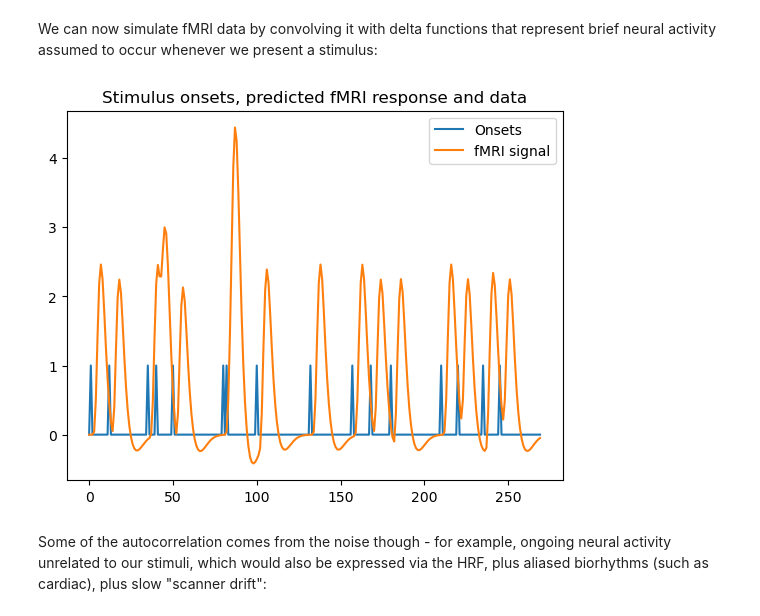
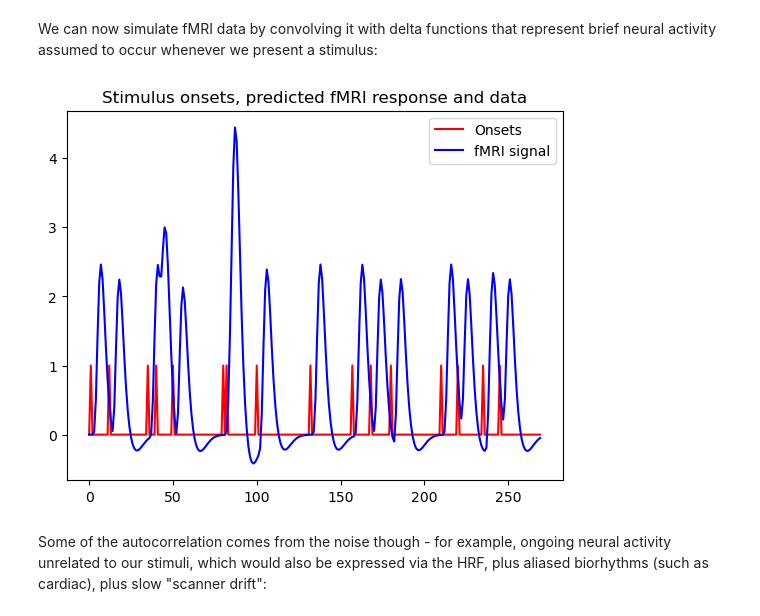
Before and after one commit to MRC-CBU/COGNESTIC, a Jupyter notebook: 02_Statistics/cognestic_stats_python.ipynb, the cells around one changed output. Drawn from its saved outputs; the diff is of its cells as text; code cells hidden in the pictures.

```diff
--- a/02_Statistics/cognestic_stats_python.ipynb
+++ b/02_Statistics/cognestic_stats_python.ipynb
@@ -1632,9 +1679,11 @@ plt.figure(); plt.imshow(X, cmap='gray');
 plt.title('Second-order polynomial expansion'); plt.xticks([]);
 
 T,F,df,p,B,R2,r = glm(y, X, np.array([1, 0, 0]))
-print(f'0th-order (intercept) effect, p={p.item():.3f}')
+print(f'0th-order (intercept) effect, T({int(df[1])})={T.item():.3}, p={p.item():.3}')
 T,F,df,p,B,R2,r = glm(y, X, np.array([0, 1, 0]))
-print(f'1st-order (linear) effect, p={p.item():.3f}')
+print(f'1st-order (linear) effect, T({int(df[1])})={T.item():.3}, p={p.item():.3}')
 T,F,df,p,B,R2,r = glm(y, X, np.array([0, 0, 1]))
-print(f'2nd-order (quadratic) effect, p={p.item():.3f}')
+print(f'2nd-order (quadratic) effect, T({int(df[1])})={T.item():.3}, p={p.item():.3}')
+T,F,df,p,B,R2,r = glm(y, X, np.eye(3))
+print(f'F-test for overall effect, F{int(df[0]), int(df[1])}={F.item():.3}, p={p.item():.3}')
 # %% [output]
@@ -1670,16 +1722,16 @@ We can now simulate fMRI data by convolving it with delta functions that represe
 # %%
 N = 270  # A run of 270 fMRI scans
 # Create some onsets, roughly jittered across run:
 r = [1, 12, 35, 40, 50, 80, 82, 100, 132, 157, 168, 180, 210, 220, 235, 245]
 ons = np.zeros(N)
 ons[r] = 1
 
-plt.figure(); plt.plot(ons); plt.title('Stimulus onsets, predicted fMRI response and data');
+plt.figure(); plt.plot(ons, color='r'); plt.title('Stimulus onsets, predicted fMRI response and data');
 ys = np.convolve(ons, hrf)[:N] # Convolve with HRF
 ys = ys / np.std(ys)  # scale so visible on same axis
-plt.plot(ys); plt.legend(['Onsets', 'fMRI signal']);
+plt.plot(ys, color='b'); plt.legend(['Onsets', 'fMRI signal']);
 # %% [output]
-[figure, old version]
+[figure, new version]
 # %% [markdown]
 Some of the autocorrelation comes from the noise though - for example, ongoing neural activity unrelated to our stimuli, which would also be expressed via the HRF, plus aliased biorhythms (such as cardiac), plus slow "scanner drift":
 # %%
```
Also changed, not shown: parts of 51 cells of this notebook, 1 other file.
